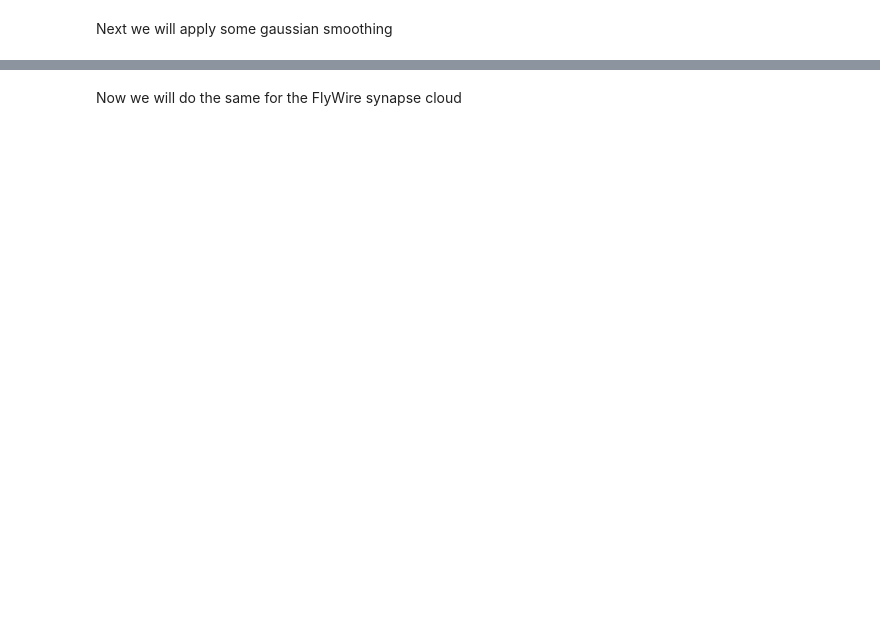
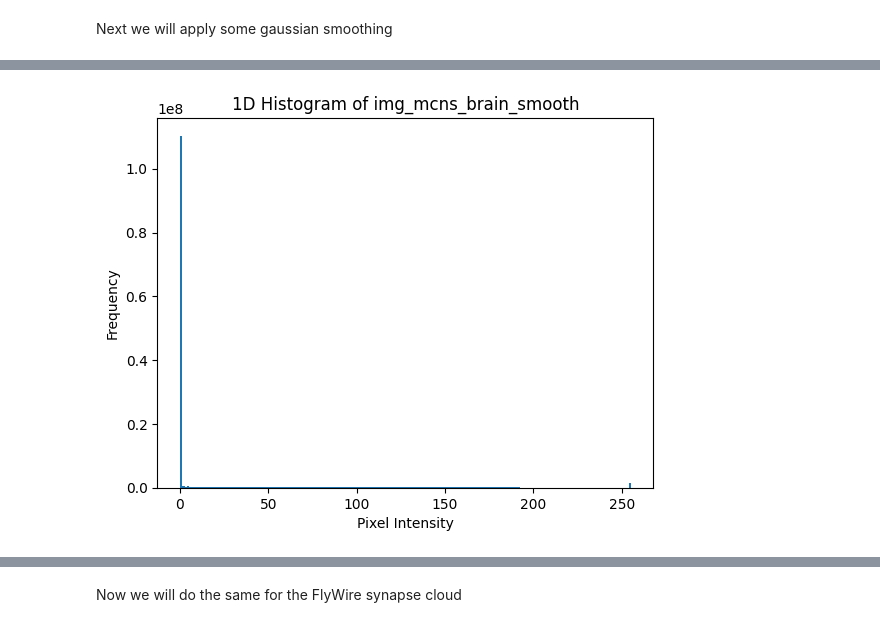
Before and after one commit to flyconnectome/imagereg_workshop, a Jupyter notebook: notebooks/generate_image_volumes.ipynb, the cells around one changed output, grey strips where cells are left out. Cells and saved outputs as stored; diff of their text form; code cells hidden in the pictures; blank space fills up the shorter version.

```diff
--- a/notebooks/generate_image_volumes.ipynb
+++ b/notebooks/generate_image_volumes.ipynb
@@ -65,3 +118,11 @@ plt.imshow(img_mcns_brain_smooth.sum(axis=2).T, cmap="gray")
 # %%
 # Write out the NRRD file
 nrrd.write("mcns_synapse_volume_brain.nrrd", img_mcns_brain_smooth)
+# %%
+plt.hist(img_mcns_brain_smooth.flatten(), bins=256)
+plt.title('1D Histogram of img_mcns_brain_smooth')
+plt.xlabel('Pixel Intensity')
+plt.ylabel('Frequency')
+plt.show()
+# %% [output]
+[figure, added]
```
Also changed, not shown: parts of 12 cells of this notebook.
